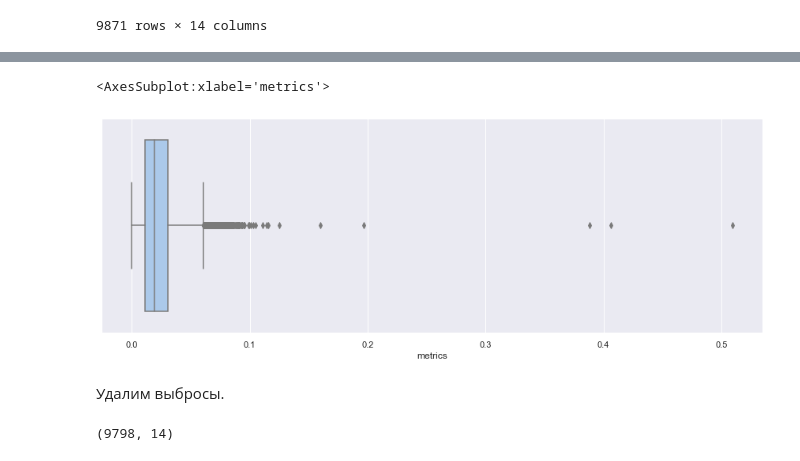
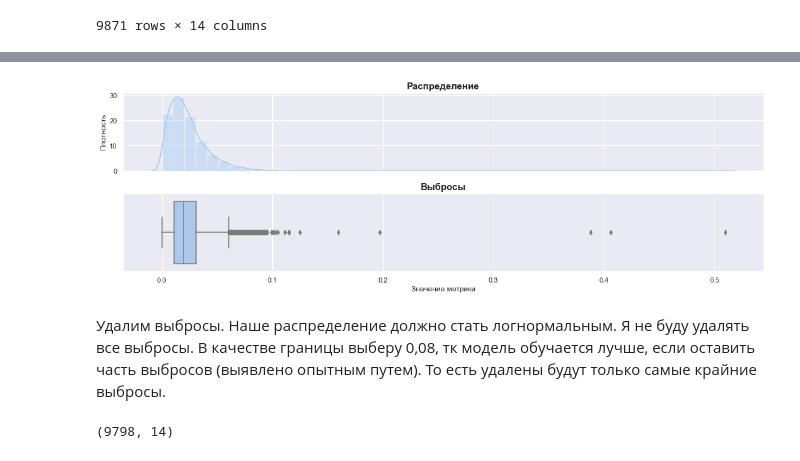
Before and after one commit to gennady671games/vk_nlp, a Jupyter notebook: social_networks.ipynb, the cells around one changed output, grey strips where cells are left out. Saved outputs shown, nothing was run; the diff lists cells and outputs as text; code cells hidden in the pictures.

```diff
--- a/social_networks.ipynb
+++ b/social_networks.ipynb
@@ -391,12 +400,20 @@ vk.describe()
 | 75% | 2.000000 | 0.000000 | 15.000000 | 2.000000 | 836.500000 | 986.000000 | 1.000000 | 2022.000000 | 10.000000 | ... |
 | max | 10.000000 | 105.000000 | 2009.000000 | 114.000000 | 58951.000000 | 16087.000000 | 1.000000 | 2023.000000 | 12.000000 | ... |
 # %%
-sns.boxplot(vk['metrics'])
+fig, ax = plt.subplots(2, 1, sharex=True)
+sns.distplot(vk['metrics'], ax=ax[0])
+ax[0].set_title('Распределение', fontweight='bold', fontsize=15)
+ax[0].set_ylabel('Плотность')
+
+sns.boxplot(vk['metrics'], ax=ax[1])
+ax[1].set_title('Выбросы', fontweight='bold', fontsize=15)
+ax[1].set_xlabel('Значение метрики')
+plt.tight_layout()
+plt.show()
 # %% [output]
-<AxesSubplot:xlabel='metrics'>
-[figure, old version]
+[figure, new version]
 # %% [markdown]
-Удалим выбросы.
+Удалим выбросы. Наше распределение должно стать логнормальным. Я не буду удалять все выбросы. В качестве границы выберу 0,08, тк модель обучается лучше, если оставить часть выбросов (выявлено опытным путем). То есть удалены будут только самые крайние выбросы.
 # %%
 vk.drop(vk.loc[vk['metrics'] > 0.08].index, inplace=True)
 vk.shape
```
Also changed, not shown: parts of 62 cells of this notebook, 3 other files.
